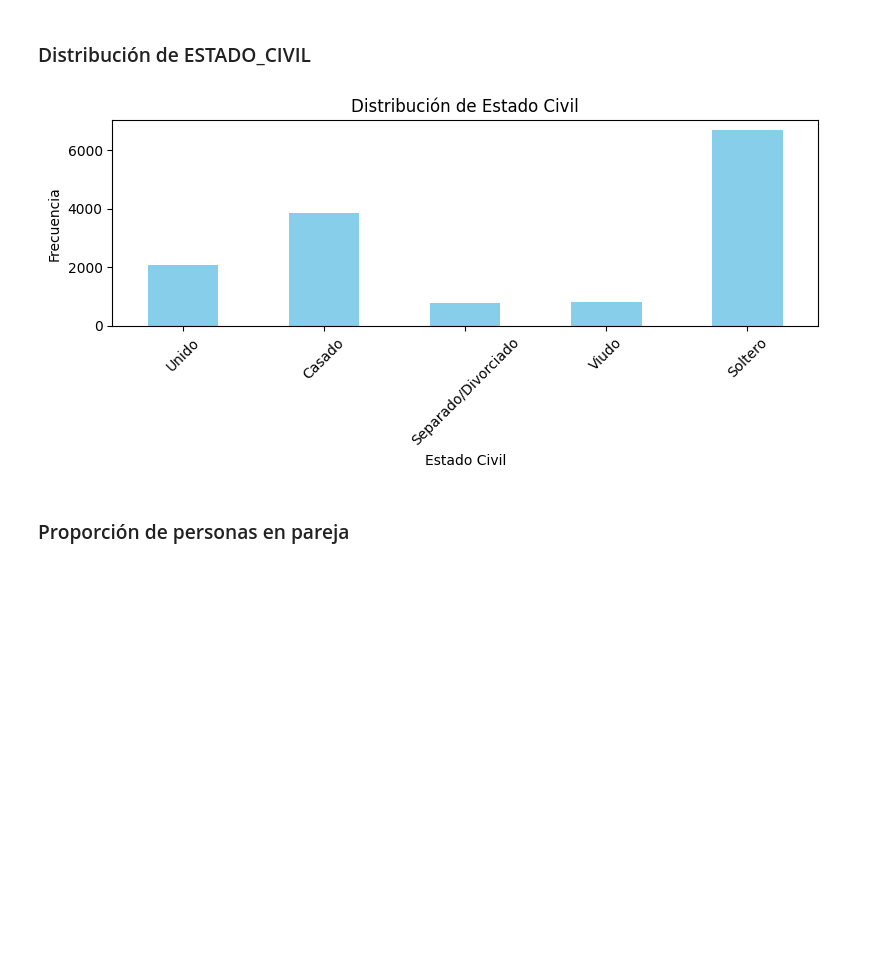
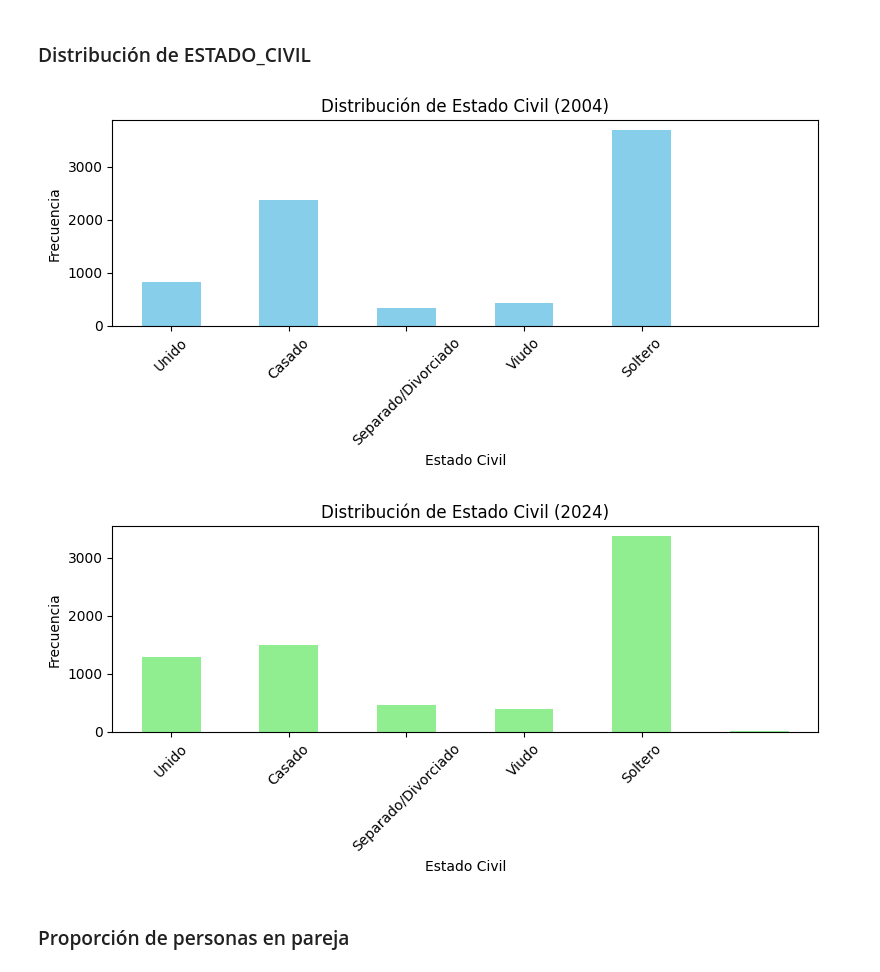
Before and after one commit to fstrejilevich/CC408-T2-5, a Jupyter notebook: TP4/TP4Cs.ipynb, the cells around one changed output. Saved outputs shown, nothing was run; the diff lists cells and outputs as text; code cells hidden in the pictures; blank space fills up the shorter version.

```diff
--- a/TP4/TP4Cs.ipynb
+++ b/TP4/TP4Cs.ipynb
@@ -501,8 +448,14 @@ data_2024['ESTADO_CIVIL_NUM'] = data_2024['CH07'].replace(estado_civil)
 ### Variable 5- Tiene pareja (Casado o Unido)
 # %% [markdown]
 ###### Pasa algo similar al anteiror pueden pensarse como una, pero pasarla a numerica permite ver muchos analisis en el punto 5
-# %%
-#separo casado y unido para separar los que estan en pareja
-merge_data['TIENE_PAREJA'] = merge_data['CH07'].apply(lambda x: 1 if x in ['Unido', 'Casado'] else 0)
-data_2004['TIENE_PAREJA'] = data_2004['CH07'].apply(lambda x: 1 if x in ['Unido', 'Casado'] else 0)
-data_2024['TIENE_PAREJA'] = data_2024['CH07'].apply(lambda x: 1 if x in ['Unido', 'Casado'] else 0)
+# %%
+# Crear columna binaria indicando si la persona tiene pareja (1: Unido, 2: Casado)
+data_2004['TIENE_PAREJA'] = data_2004['ESTADO_CIVIL_NUM'].apply(lambda x: 1 if x in [1, 2] else 0)
+data_2024['TIENE_PAREJA'] = data_2024['ESTADO_CIVIL_NUM'].apply(lambda x: 1 if x in [1, 2] else 0)
+
+# Verificar
+print("\nIndicador de pareja (2004):")
+print(data_2004[['CODUSU', 'NRO_HOGAR', 'TIENE_PAREJA']].head())
+
+print("\nIndicador de pareja (2024):")
+print(data_2024[['CODUSU', 'NRO_HOGAR', 'TIENE_PAREJA']].head())
@@ -550,26 +538,34 @@ max              97.000000            1.000000      1.000000
 # %% [markdown]
 ### Distribución de ESTADO_CIVIL
 # %%
-# Aseguramos que la columna sea numérica
-merge_data['ESTADO_CIVIL_NUM'] = pd.to_numeric(merge_data['ESTADO_CIVIL_NUM'], errors='coerce')
+# Distribución del estado civil
+estado_civil_frecuencia_2004 = data_2004['ESTADO_CIVIL_NUM'].value_counts().sort_index()
+estado_civil_frecuencia_2024 = data_2024['ESTADO_CIVIL_NUM'].value_counts().sort_index()
 
-# Calculamos frecuencias y las ordenamos
-estado_civil_frecuencia = merge_data['ESTADO_CIVIL_NUM'].value_counts().sort_index()
-
-# Etiquetas para los niveles
 estado_civil_labels = ['Unido', 'Casado', 'Separado/Divorciado', 'Viudo', 'Soltero']
 
-# Gráfico
+# Gráfico para 2004
 plt.figure(figsize=(8, 4))
-estado_civil_frecuencia.plot(kind='bar', color='skyblue')
-plt.title('Distribución de Estado Civil')
+estado_civil_frecuencia_2004.plot(kind='bar', color='skyblue')
+plt.title('Distribución de Estado Civil (2004)')
 plt.xlabel('Estado Civil')
 plt.ylabel('Frecuencia')
 plt.xticks(ticks=range(len(estado_civil_labels)), labels=estado_civil_labels, rotation=45)
 plt.tight_layout()
 plt.show()
+
+# Gráfico para 2024
+plt.figure(figsize=(8, 4))
+estado_civil_frecuencia_2024.plot(kind='bar', color='lightgreen')
+plt.title('Distribución de Estado Civil (2024)')
+plt.xlabel('Estado Civil')
+plt.ylabel('Frecuencia')
+plt.xticks(ticks=range(len(estado_civil_labels)), labels=estado_civil_labels, rotation=45)
+plt.tight_layout()
+plt.show()
 # %% [output]
-[figure, old version]
+[figure, new version]
+[figure, added]
 # %% [markdown]
 ### Proporción de personas en pareja
 # %%
```
Also changed, not shown: parts of 58 cells of this notebook.
